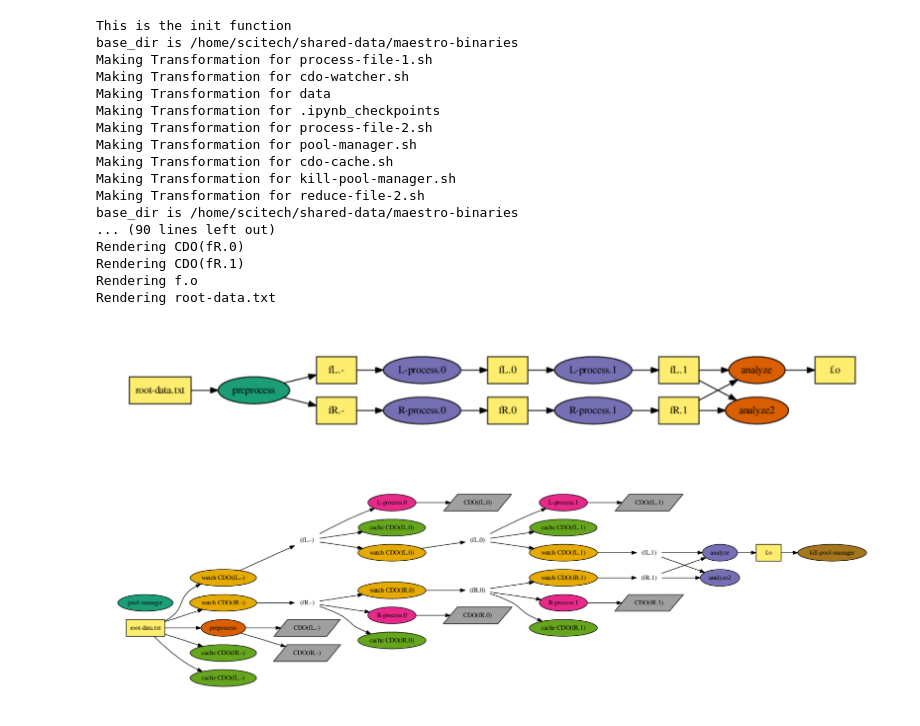
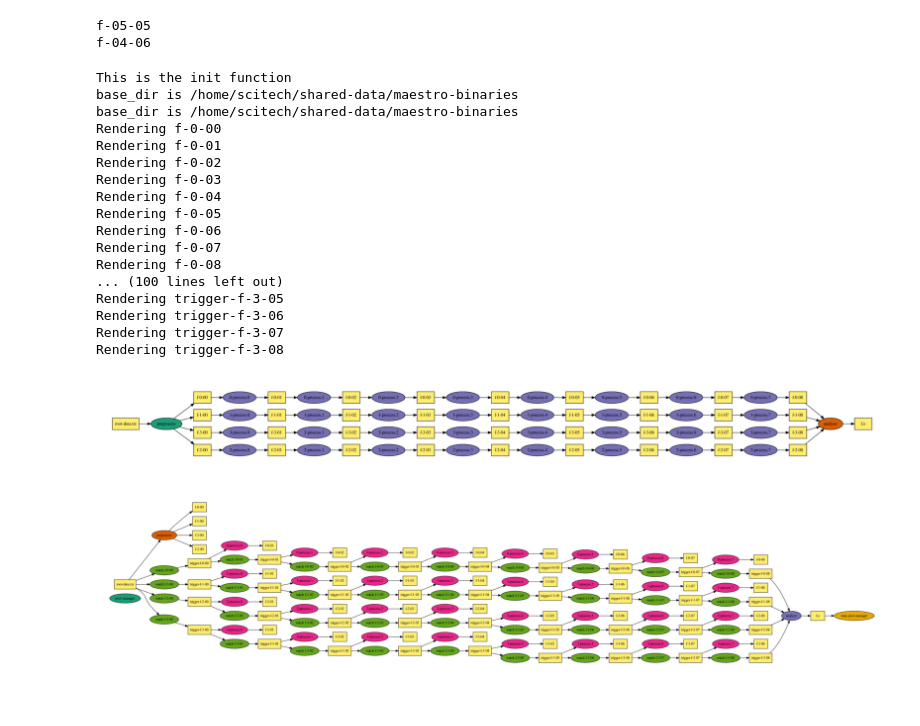
Before and after one commit to biddisco/maestro-pegasus, a Jupyter notebook: Iterative-DAG-test.ipynb, the cells around one changed output. Cells and saved outputs as stored; diff of their text form; code cells hidden in the pictures.

Commit message:
Lots of fixes to get graphs executing with CDO-like dataflow

```diff
--- a/Iterative-DAG-test.ipynb
+++ b/Iterative-DAG-test.ipynb
@@ -38,14 +45,11 @@ from IPython.core.debugger import set_trace
 # %%
 def build_transformation_catalog(tc_target, wf):
-    '''
-    /home/scitech/shared-data/maestro-binaries/
-    '''
 
     tc = TransformationCatalog()
     trans = {}
 
     exes = {}
-    binary_path = '/home/scitech/shared-data/maestro-binaries/'
+    binary_path = BINARY_PATH
     base_dir = os.path.dirname(binary_path)
     print('base_dir is', base_dir)
 
@@ -58,14 +62,14 @@ def build_transformation_catalog(tc_target, wf):
         tc.add_containers(container)
 
     for fname in os.listdir(base_dir):
-        print('Making Transformation for', fname)
+        #print('Making Transformation for', fname)
         transformation = None
         if fname[0] == '.':
             continue
 
         if tc_target == 'regular':
             transformation = Transformation(fname,
-                                            site='condorpool',
+                                            site='local',
                                             pfn=os.path.join(base_dir, fname),
                                             is_stageable=True)
             transformation.add_env(PATH='/usr/bin:/bin:.')
@@ -150,9 +149,14 @@ def build_site_catalog():
 # %%
 def build_properties():
     props = Properties()
-    props["pegasus.data.configuration"] = "sharedfs"
+    props["pegasus.mode"] = "development"
+    #props["pegasus.data.configuration"] = "sharedfs"
+    #props["pegasus.code.generator"] = "Shell"
     props.write()
     return props
+# %%
+def cdo_name(file):
+    return file # 'CDO-' + file
 # %%
 # -----------------------------------------------------------
 # Define a subclass of the pegasus workflow object
@@ -275,4 +281,22 @@ class Maestro_Workflow(Workflow):
 
     def execute_using_slurm(self):
         return
+# %%
+import re
+def regex_increment_first(instring):
+    # preceeded by "-" : followed by "-"
+    out = re.sub('(?<=-)(\d+)(?=-)', lambda x: str(int(x.group(0)) + 1).zfill(2), instring)
+    return out
+
+def regex_increment_last(instring):
+    # preceeded by "-" : followed by EOL
+    out = re.sub('(?<=-)(\d+$)', lambda x: str(int(x.group(0)) + 1).zfill(2), instring)
+    return out
+
+x = "f-04-05"
+print(regex_increment_first(x))
+print(regex_increment_last(x))
+# %% [output]
+f-05-05
+f-04-06
 # %%
@@ -392,8 +406,8 @@ if os.path.isfile("sites.yml"):
 
 rco = ReplicaCatalog()
 rcm = ReplicaCatalog()
-#sco = build_site_catalog()
-#prp = build_properties()
+sco = build_site_catalog()
+prp = build_properties()
 
 # ---------------------------------------
 # Generate workflows, one original, one maestro enabled
@@ -405,58 +419,60 @@ build_transformation_catalog('regular', wfm)
 
 # ---------------------------------------
 # Convert workflow into nice DAG display
-file1 = generate_demo_workflow(wfo, rco, iterations=2)
+iterations = 8
+forks = 4
+file1 = generate_demo_workflow(wfo, rco, iterations=iterations, forks=forks)
 I1 = display_workflow(file1, transitive_reduction, display_files, left_right)
 
-file2 = generate_demo_workflow(wfm, rcm, maestro=True, iterations=2)
+file2 = generate_demo_workflow(wfm, rcm, maestro=True, iterations=iterations, forks=forks)
 I2 = display_workflow(file2, transitive_reduction, display_files, left_right ) # left_right and cdo_dependencies)
 
 
 # ---------------------------------------
 # rename pdf files based on what options we used to generate the DAG pics
 fstring  = "-cdo" if cdo_dependencies else ""
 fstring += "-files" if display_files else ""
 fstring += "-reduced" if transitive_reduction else ""
 image_name1 = I1.replace('.dot.pdf', fstring + '.pdf')
 image_name2 = I2.replace('.dot.pdf', fstring + '.pdf')
 os.rename(I1, image_name1)
 os.rename(I2, image_name2)
 
 # ---------------------------------------
 # read+convert PDFs into images
 img_A = WImage(filename=image_name1)
 img_B = WImage(filename=image_name2)
 
 # ---------------------------------------
 # figure size in inches optional
 rcParams['figure.figsize'] = 32, 32
 # ---------------------------------------
 # display images in notebook
 fig, ax = plt.subplots(1,1)
 ax.imshow(img_A);
 ax.set_axis_off()
 fig, ax = plt.subplots(1,1)
 ax.imshow(img_B);
 ax.set_axis_off()
 # %% [output]
 This is the init function
 base_dir is /home/scitech/shared-data/maestro-binaries
-Making Transformation for process-file-1.sh
-Making Transformation for cdo-watcher.sh
-Making Transformation for data
-Making Transformation for .ipynb_checkpoints
-Making Transformation for process-file-2.sh
-Making Transformation for pool-manager.sh
-Making Transformation for cdo-cache.sh
-Making Transformation for kill-pool-manager.sh
-Making Transformation for reduce-file-2.sh
 base_dir is /home/scitech/shared-data/maestro-binaries
-... (90 lines left out)
-Rendering CDO(fR.0)
-Rendering CDO(fR.1)
-Rendering f.o
-Rendering root-data.txt
+Rendering f-0-00
+Rendering f-0-01
+Rendering f-0-02
+Rendering f-0-03
+Rendering f-0-04
+Rendering f-0-05
+Rendering f-0-06
+Rendering f-0-07
+Rendering f-0-08
+... (100 lines left out)
+Rendering trigger-f-3-05
+Rendering trigger-f-3-06
+Rendering trigger-f-3-07
+Rendering trigger-f-3-08
-[figure, old version]
+[figure, new version]
-[figure, old version]
+[figure, new version]
 # %%
 #wfo.plan(submit=True, sites=['local'], cleanup=False)\
```
Also changed, not shown: parts of 6 cells of this notebook, 13 other files.
